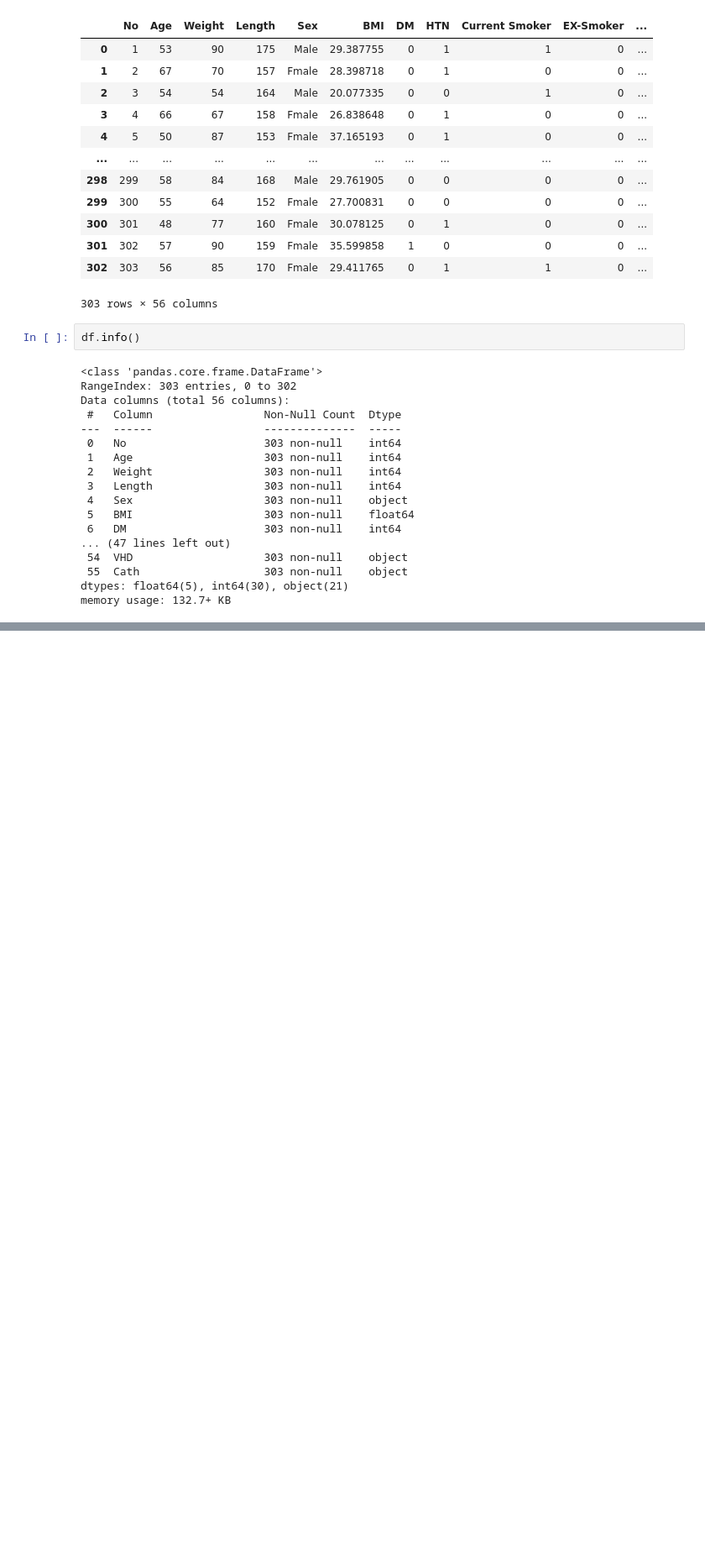
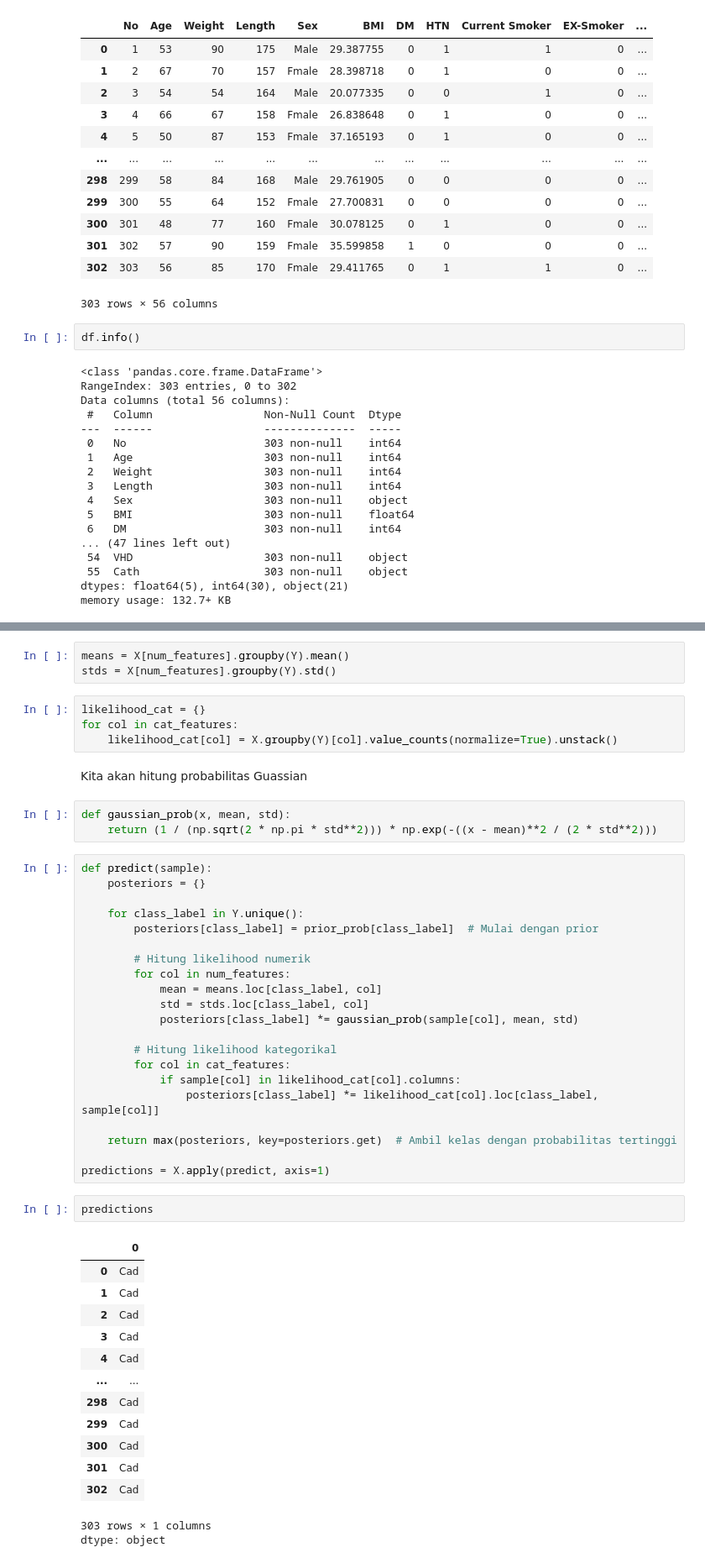
Before and after one commit to firarru/Matkul-ML, a Jupyter notebook: ML_Naive_Bayes.ipynb, the cells around one changed output, grey strips where cells are left out. Shown at 84% size. Drawn from its saved outputs; the diff is of its cells as text; blank space fills up the shorter version.

```diff
--- a/ML_Naive_Bayes.ipynb
+++ b/ML_Naive_Bayes.ipynb
@@ -41,0 +61,50 @@ memory usage: 132.7+ KB
+# %%
+means = X[num_features].groupby(Y).mean()
+stds = X[num_features].groupby(Y).std()
+# %%
+likelihood_cat = {}
+for col in cat_features:
+    likelihood_cat[col] = X.groupby(Y)[col].value_counts(normalize=True).unstack()
+# %% [markdown]
+Kita akan hitung probabilitas Guassian
+# %%
+def gaussian_prob(x, mean, std):
+    return (1 / (np.sqrt(2 * np.pi * std**2))) * np.exp(-((x - mean)**2 / (2 * std**2)))
+# %%
+def predict(sample):
+    posteriors = {}
+
+    for class_label in Y.unique():
+        posteriors[class_label] = prior_prob[class_label]  # Mulai dengan prior
+
+        # Hitung likelihood numerik
+        for col in num_features:
+            mean = means.loc[class_label, col]
+            std = stds.loc[class_label, col]
+            posteriors[class_label] *= gaussian_prob(sample[col], mean, std)
+
+        # Hitung likelihood kategorikal
+        for col in cat_features:
+            if sample[col] in likelihood_cat[col].columns:
+                posteriors[class_label] *= likelihood_cat[col].loc[class_label, sample[col]]
+
+    return max(posteriors, key=posteriors.get)  # Ambil kelas dengan probabilitas tertinggi
+
+predictions = X.apply(predict, axis=1)
+# %%
+predictions
+# %% [output]
+|  | 0 |
+| 0 | Cad |
+| 1 | Cad |
+| 2 | Cad |
+| 3 | Cad |
+| 4 | Cad |
+| ... | ... |
+| 298 | Cad |
+| 299 | Cad |
+| 300 | Cad |
+| 301 | Cad |
+| 302 | Cad |
+303 rows × 1 columns
+dtype: object
```
Also changed, not shown: parts of 17 cells of this notebook.
